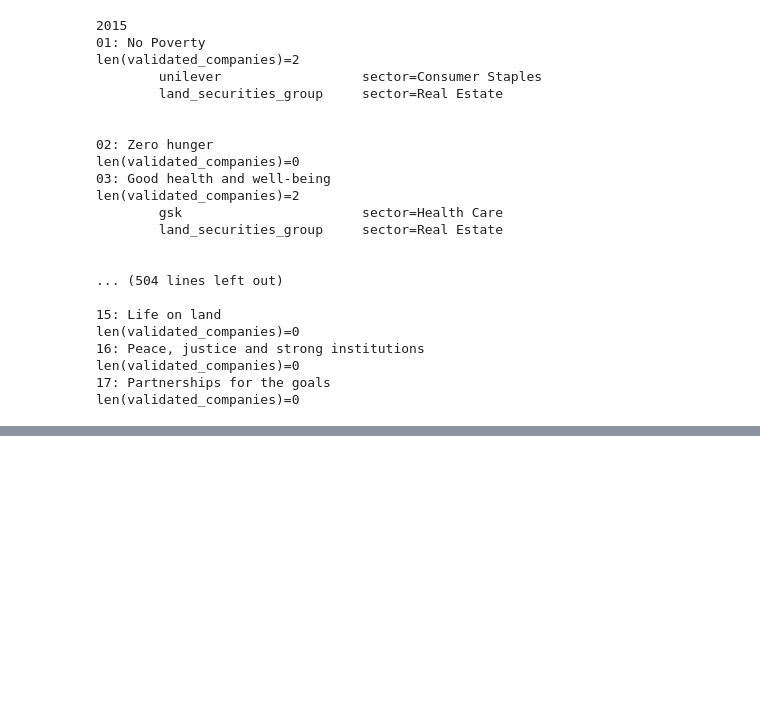
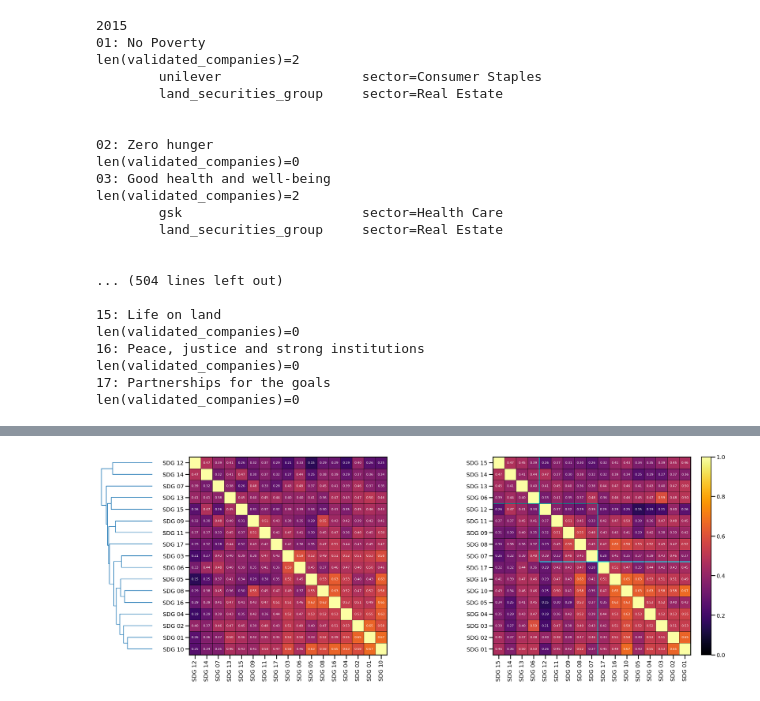
Before and after one commit to fabiosaracco/sdg_repos_advanced, a Jupyter notebook: 1_3_0_similarity_validation_abtt5.ipynb, the cells around one changed output, grey strips where cells are left out. Drawn from its saved outputs; the diff is of its cells as text; code cells hidden in the pictures; blank space fills up the shorter version.

```diff
--- a/1_3_0_similarity_validation_abtt5.ipynb
+++ b/1_3_0_similarity_validation_abtt5.ipynb
@@ -942,0 +1104,91 @@ for i_y, year in enumerate(tqdm(years)):
+# %%
+# Ordering according to SDGs' dimensions
+new_order=np.flip(np.array([0,1,2,3,4,9,15,16,6,7,8,10,11,5,12,13,14]))
+
+csmat_reordered=cos_sdgs_mat.copy()
+csmat_reordered=csmat_reordered[new_order]
+csmat_reordered=(csmat_reordered.T[new_order]).T
+
+asdgs_labels_reordered=[sdg_labels[no] for no in new_order]
+# %%
+# === 3. Blocchi (cluster) === #
+blocks = []
+prev = new_order[0]
+start = 0
+for i, val in enumerate(new_order):
+    if val > prev:
+        blocks.append((start, i, prev))
+        start = i
+    prev = val
+blocks.append((start, len(cluster_labels_reordered), prev))
+# %%
+# === 4. Plot: dendrogramma + heatmap === #
+
+# Layout: 1 riga, 2 colonne (dendro a sinistra, heatmap a destra)
+fig = plt.figure(figsize=(22, 8), constrained_layout=True)
+gs = fig.add_gridspec(1, 3, width_ratios=[1, 5, 5], wspace=0.01)
+
+# --- 4.1 Dendrogramma a sinistra --- #
+ax_dendro = fig.add_subplot(gs[0])
+ax_dendro.set_facecolor('none')
+dendrogram(Z, orientation='left', labels=[sdg_labels[i] for i in reorder], ax=ax_dendro, color_threshold=0)
+ax_dendro.invert_yaxis()
+ax_dendro.set_xticks([])
+ax_dendro.set_yticks([])
+for spine in ax_dendro.spines.values():
+    spine.set_visible(False)
+
+# --- 4.2 Heatmaps --- #
+ax_im0 = fig.add_subplot(gs[1])
+ax_im1 = fig.add_subplot(gs[2])
+# Heatmaps
+ax_im0.imshow(sim_matrix_reordered, cmap='inferno', vmin=0, vmax=1)
+ax_im1.imshow(csmat_reordered, cmap='inferno', vmin=0, vmax=1)
+
+# Rettangoli rossi attorno ai blocchi di ax_im1
+for start, end, cluster_id in blocks:
+    width = end - start
+    rect = patches.Rectangle((start - 0.5, start - 0.5), width, width,
+                             linewidth=2, edgecolor='cyan', facecolor='none')
+    ax_im1.add_patch(rect)
+
+
+
+labels=[labels_reordered, asdgs_labels_reordered]
+mats=[sim_matrix_reordered, csmat_reordered]
+# Etichette
+for i_ax, ax in enumerate([ax_im0, ax_im1]):
+    ax.set_xticks(np.arange(n))
+    ax.set_yticks(np.arange(n))
+    ax.set_xticklabels(labels[i_ax], rotation=90)
+    ax.set_yticklabels(labels[i_ax])
+
+    # Annotazioni numeriche
+    for i in range(n):
+        for j in range(i+1, n):
+            val = mats[i_ax][i, j]
+            ax.text(j, i, f"{val:.2f}", ha='center', va='center', color='white', fontsize=8)
+            ax.text(i, j, f"{val:.2f}", ha='center', va='center', color='white', fontsize=8)
+
+            # Riquadri neri su ogni cella: triangolo superiore
+            rect = patches.Rectangle((j - 0.5, i - 0.5), 1.0, 1.0,
+                                 linewidth=0.5, edgecolor='black', facecolor='none')
+            ax.add_patch(rect)
+
+            # Riquadri neri su ogni cella: triangolo inferiore
+            rect = patches.Rectangle((i - 0.5, j - 0.5), 1.0, 1.0,
+                                 linewidth=0.5, edgecolor='black', facecolor='none')
+            ax.add_patch(rect)
+
+
+    ax.grid(False)
+# Colorbar con bordo nero
+cbar = plt.colorbar(im, ax=ax_im1, fraction=0.046, pad=0.04)
+cbar.outline.set_edgecolor('black')
+cbar.outline.set_linewidth(1.5)
+
+
+plt.savefig('./NewPlots/internal_similarity_SDGs_all.png', dpi=300)
+plt.show()
+# %% [output]
+[figure, added]
```
Also changed, not shown: parts of 47 cells of this notebook.
